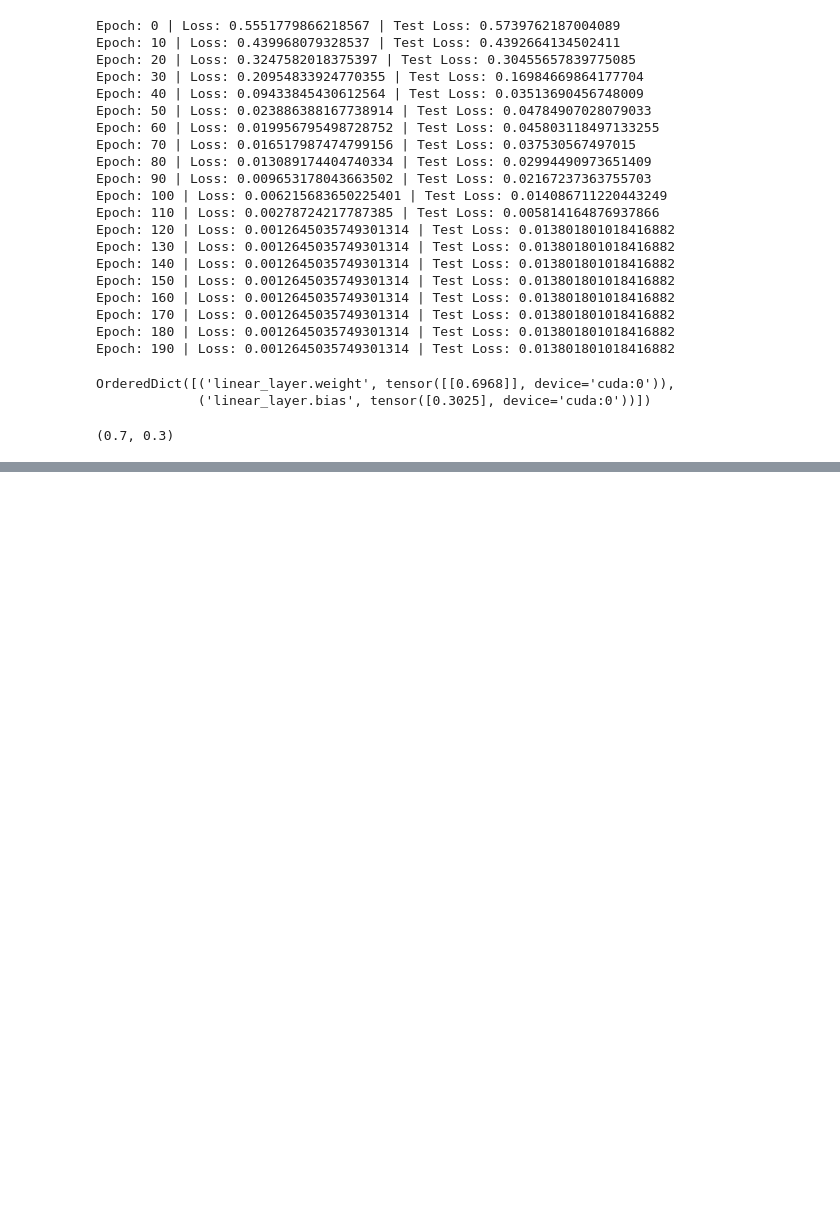
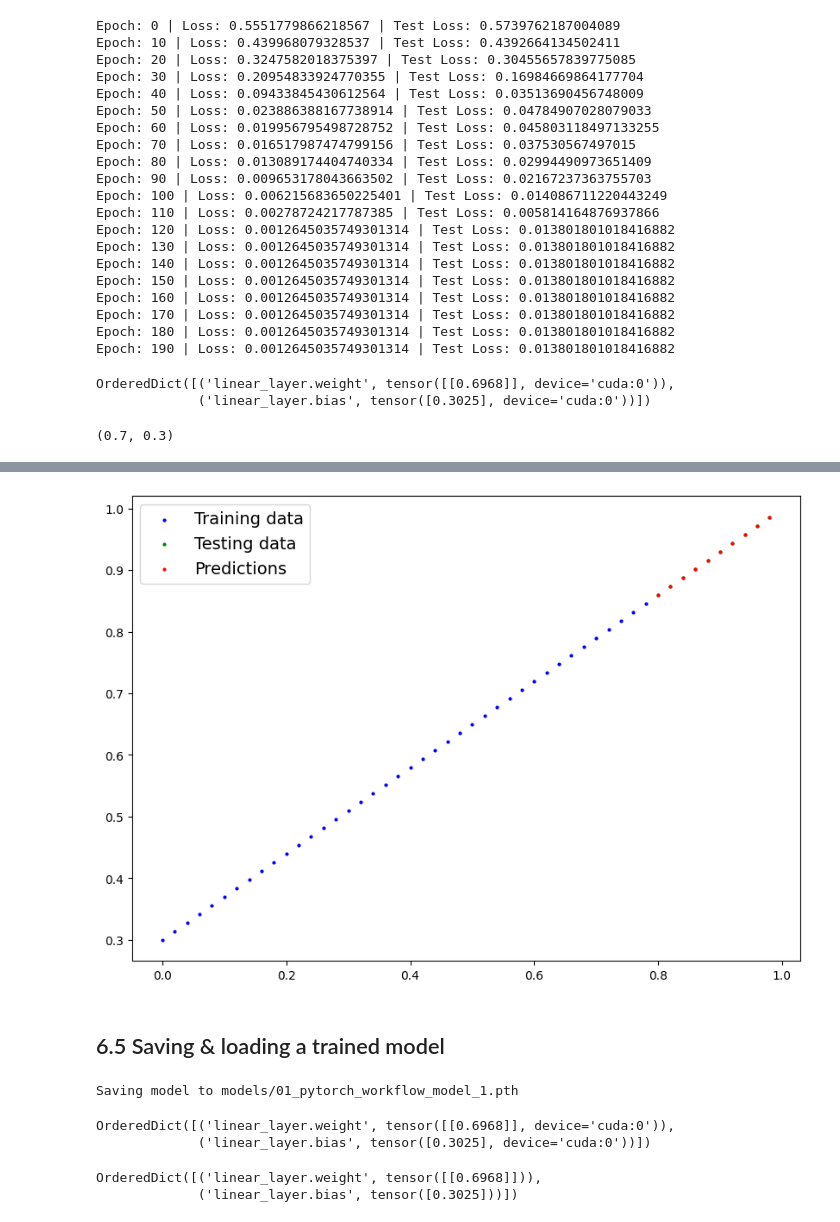
Before and after one commit to sifulsidd/pytorch, a Jupyter notebook: 01_pytorch_workflow.ipynb, the cells around one changed output, grey strips where cells are left out. Saved outputs shown, nothing was run; the diff lists cells and outputs as text; code cells hidden in the pictures; blank space fills up the shorter version.

Commit message:
Created visual representation of model, also saved and loaded data.

```diff
--- a/01_pytorch_workflow.ipynb
+++ b/01_pytorch_workflow.ipynb
@@ -790,0 +793,8 @@ weight, bias
+# %%
+# Turn the model into evaluation mode.
+model_1.eval()
+
+# Make predictions on the test data
+with torch.inference_mode():
+  y_preds = model_1(X_test)
+y_preds
@@ -790,0 +812,33 @@ weight, bias
+# %%
+# Check out our model predictions visually
+plot_predictions(predictions=y_preds.cpu())
+# %% [output]
+[figure, added]
+# %% [markdown]
+## 6.5 Saving & loading a trained model
+# %%
+# Saving model onto this path
+from pathlib import  Path
+
+model_path = Path("models")
+model_path.mkdir(parents=True, exist_ok=True)
+model_name = "01_pytorch_workflow_model_1.pth"
+
+model_save_path = model_path / model_name
+print(f"Saving model to {model_save_path}")
+
+torch.save(obj=model_1.state_dict(), f=model_save_path)
+model_1.state_dict()
+# %% [output]
+Saving model to models/01_pytorch_workflow_model_1.pth
+OrderedDict([('linear_layer.weight', tensor([[0.6968]], device='cuda:0')),
+             ('linear_layer.bias', tensor([0.3025], device='cuda:0'))])
+# %%
+# Loading model onto this path
+loaded_model_1 = SecondLinearRegressionModel()
+loaded_model_1.load_state_dict(torch.load(f=model_save_path, weights_only=True))
+
+loaded_model_1.state_dict()
+# %% [output]
+OrderedDict([('linear_layer.weight', tensor([[0.6968]])),
+             ('linear_layer.bias', tensor([0.3025]))])
```
Also changed, not shown: parts of 3 cells of this notebook.
